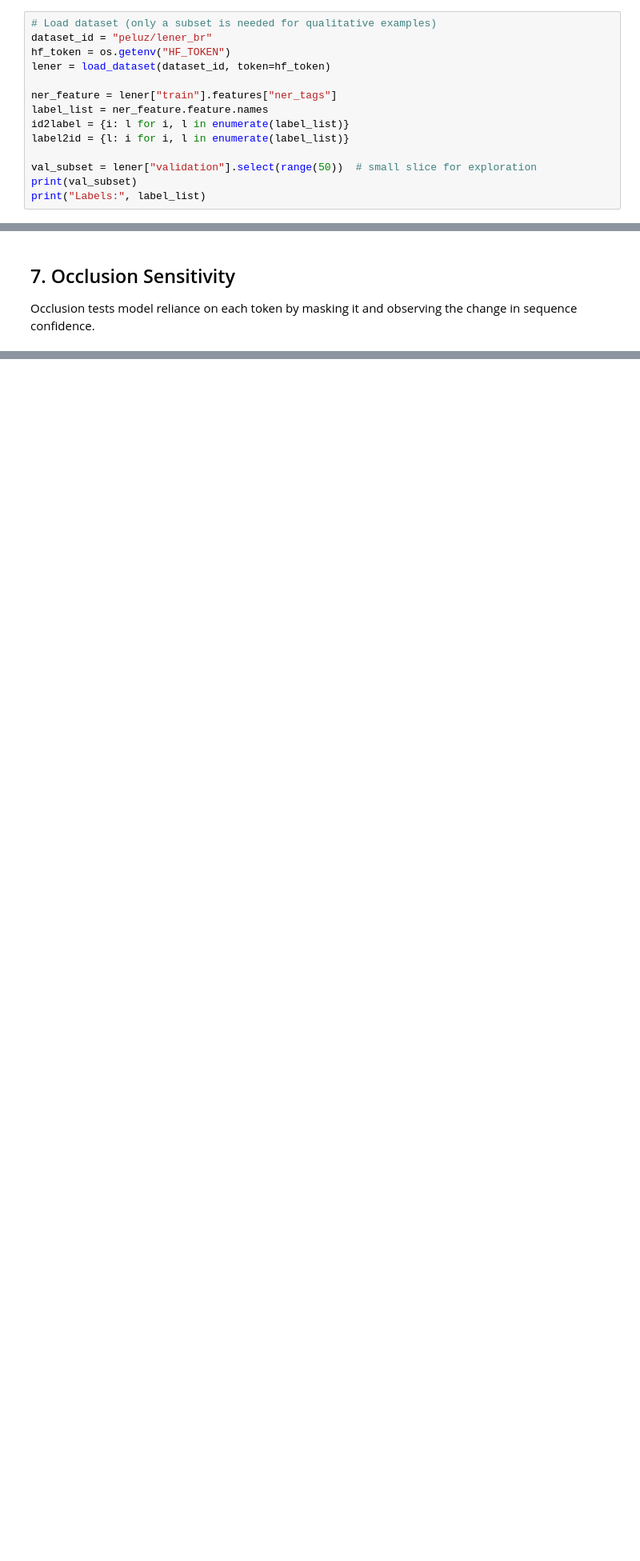
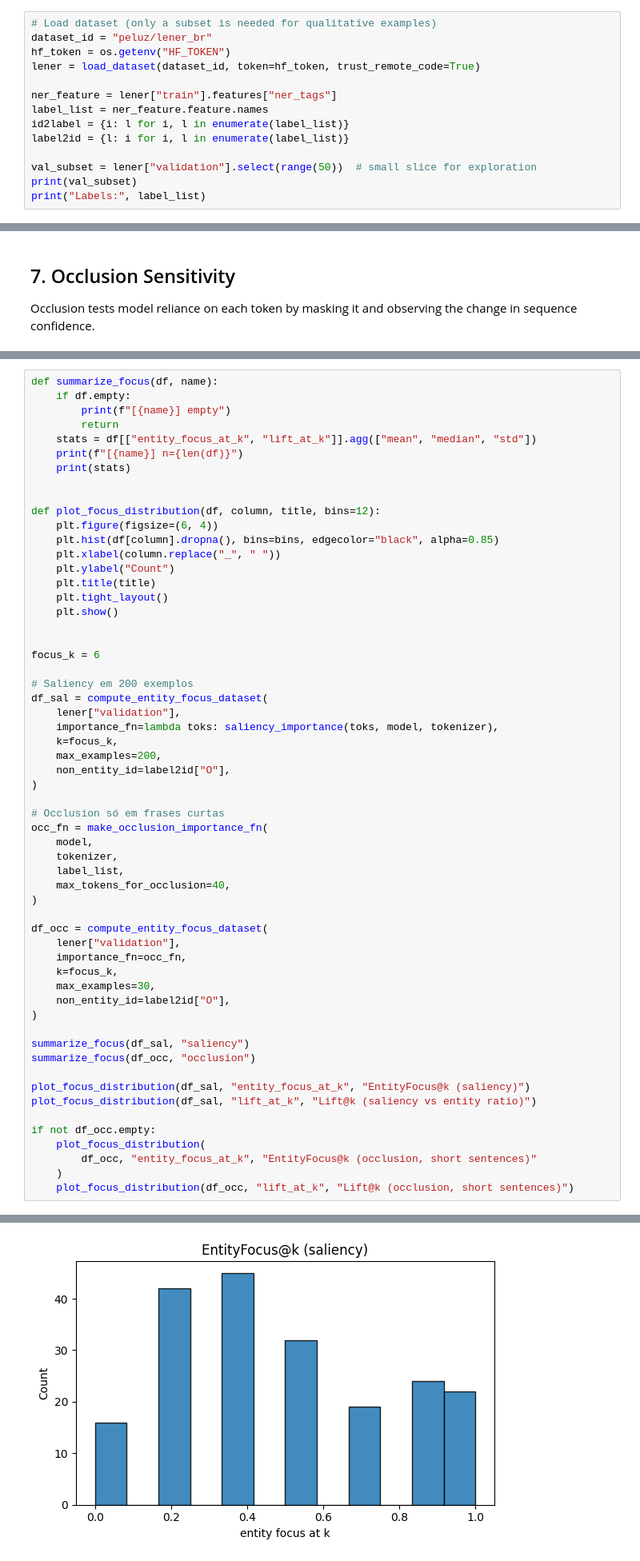
Before and after one commit to DiogoNogueiraLima/ner_smalllm_project, a Jupyter notebook: notebooks/03_interpretability.ipynb, the cells around one changed output, grey strips where cells are left out. Shown at 80% size. Cells and saved outputs as stored; diff of their text form; blank space fills up the shorter version.

```diff
--- a/notebooks/03_interpretability.ipynb
+++ b/notebooks/03_interpretability.ipynb
@@ -30,7 +34,7 @@ Using device: cuda
 # Load dataset (only a subset is needed for qualitative examples)
 dataset_id = "peluz/lener_br"
 hf_token = os.getenv("HF_TOKEN")
-lener = load_dataset(dataset_id, token=hf_token)
+lener = load_dataset(dataset_id, token=hf_token, trust_remote_code=True)
 
 ner_feature = lener["train"].features["ner_tags"]
 label_list = ner_feature.feature.names
@@ -600,0 +845,59 @@ The interpretability patterns provide clear explanations for the robustness find
+# %%
+def summarize_focus(df, name):
+    if df.empty:
+        print(f"[{name}] empty")
+        return
+    stats = df[["entity_focus_at_k", "lift_at_k"]].agg(["mean", "median", "std"])
+    print(f"[{name}] n={len(df)}")
+    print(stats)
+
+
+def plot_focus_distribution(df, column, title, bins=12):
+    plt.figure(figsize=(6, 4))
+    plt.hist(df[column].dropna(), bins=bins, edgecolor="black", alpha=0.85)
+    plt.xlabel(column.replace("_", " "))
+    plt.ylabel("Count")
+    plt.title(title)
+    plt.tight_layout()
+    plt.show()
+
+
+focus_k = 6
+
+# Saliency em 200 exemplos
+df_sal = compute_entity_focus_dataset(
+    lener["validation"],
+    importance_fn=lambda toks: saliency_importance(toks, model, tokenizer),
+    k=focus_k,
+    max_examples=200,
+    non_entity_id=label2id["O"],
+)
+
+# Occlusion só em frases curtas
+occ_fn = make_occlusion_importance_fn(
+    model,
+    tokenizer,
+    label_list,
+    max_tokens_for_occlusion=40,
+)
+
+df_occ = compute_entity_focus_dataset(
+    lener["validation"],
+    importance_fn=occ_fn,
+    k=focus_k,
+    max_examples=30,
+    non_entity_id=label2id["O"],
+)
+
+summarize_focus(df_sal, "saliency")
+summarize_focus(df_occ, "occlusion")
+
+plot_focus_distribution(df_sal, "entity_focus_at_k", "EntityFocus@k (saliency)")
+plot_focus_distribution(df_sal, "lift_at_k", "Lift@k (saliency vs entity ratio)")
+
+if not df_occ.empty:
+    plot_focus_distribution(
+        df_occ, "entity_focus_at_k", "EntityFocus@k (occlusion, short sentences)"
+    )
+    plot_focus_distribution(df_occ, "lift_at_k", "Lift@k (occlusion, short sentences)")
+# %% [output]
@@ -600,0 +914 @@ The interpretability patterns provide clear explanations for the robustness find
+[figure, added]
```
Also changed, not shown: parts of 28 cells of this notebook.
